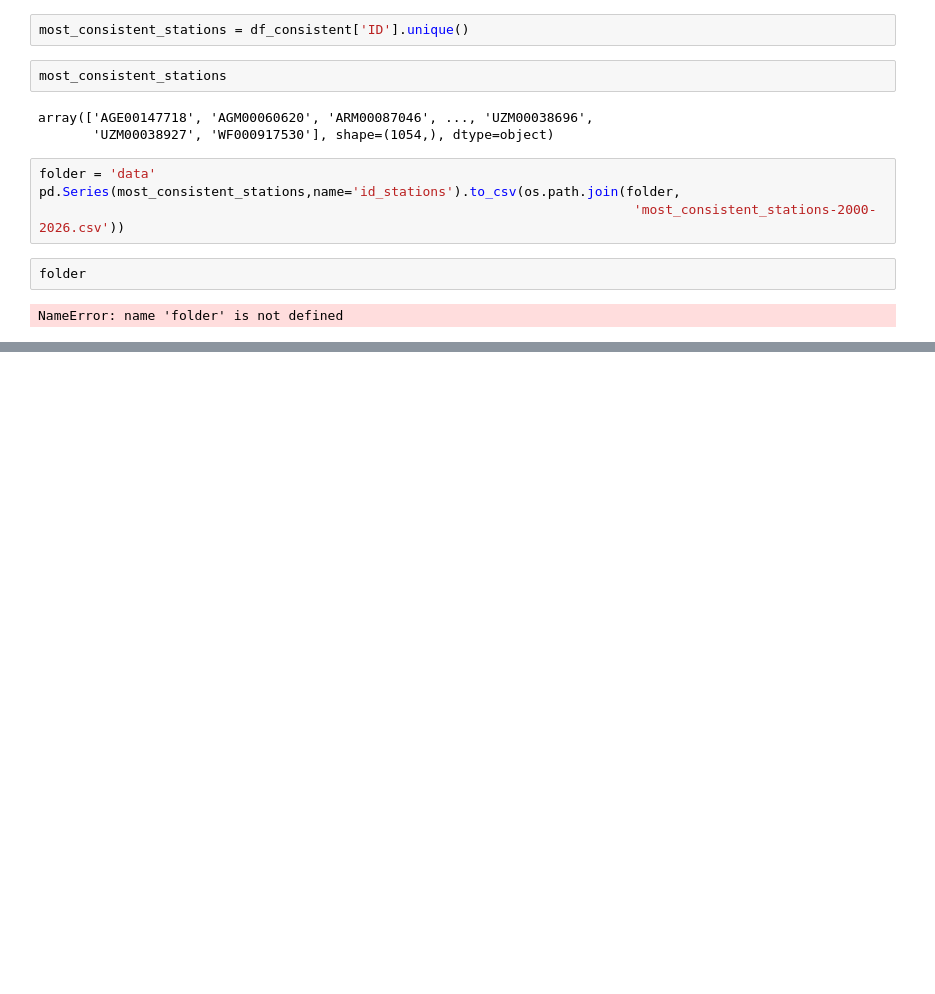
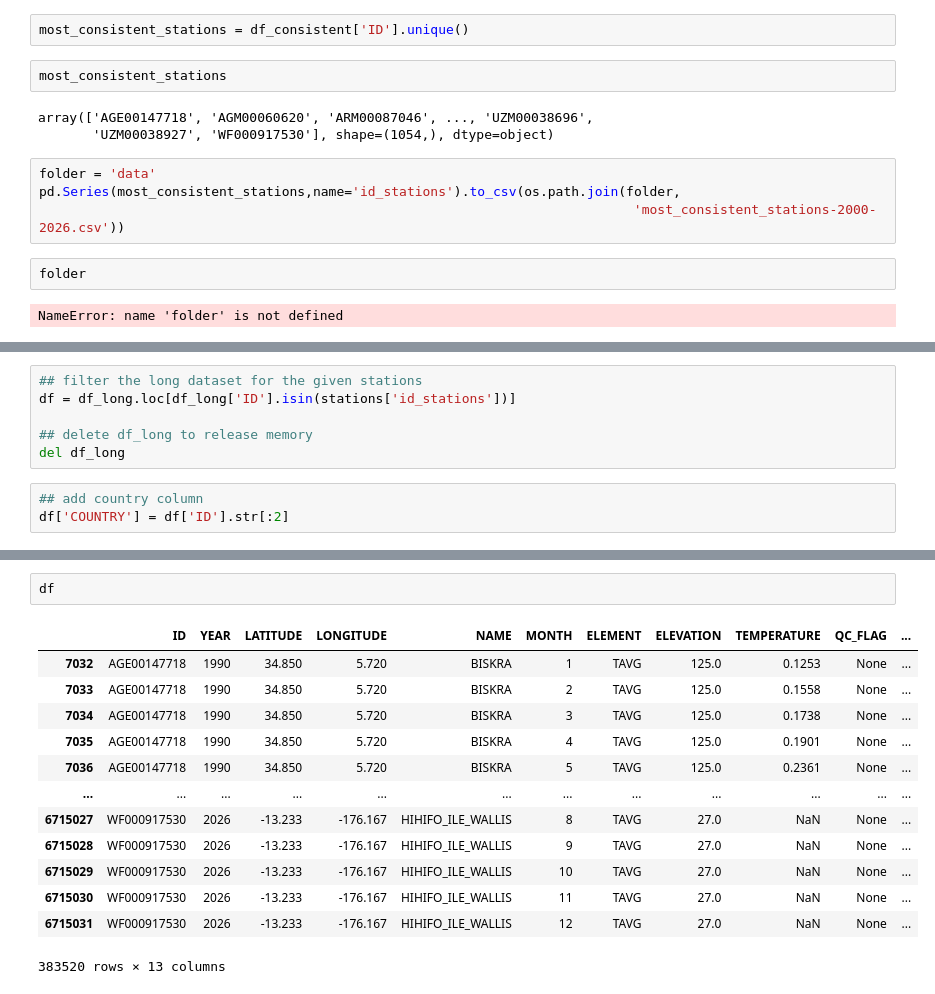
Before and after one commit to emanuel-gf/global-temp-anomaly---daily-max-nasa-esa-era5, a Jupyter notebook: ghcn_noaa/preprocess_ghcn.ipynb, the cells around one changed output, grey strips where cells are left out. Drawn from its saved outputs; the diff is of its cells as text; blank space fills up the shorter version.

```diff
--- a/ghcn_noaa/preprocess_ghcn.ipynb
+++ b/ghcn_noaa/preprocess_ghcn.ipynb
@@ -278,0 +364,9 @@ NameError: name 'folder' is not defined
+# %%
+## filter the long dataset for the given stations
+df = df_long.loc[df_long['ID'].isin(stations['id_stations'])]
+
+## delete df_long to release memory
+del df_long
+# %%
+## add country column
+df['COUNTRY'] = df['ID'].str[:2]
@@ -278,0 +409,16 @@ NameError: name 'folder' is not defined
+# %%
+df
+# %% [output]
+|  | ID | YEAR | LATITUDE | LONGITUDE | NAME | MONTH | ELEMENT | ELEVATION | TEMPERATURE | QC_FLAG | ... |
+| 7032 | AGE00147718 | 1990 | 34.850 | 5.720 | BISKRA | 1 | TAVG | 125.0 | 0.1253 | None | ... |
+| 7033 | AGE00147718 | 1990 | 34.850 | 5.720 | BISKRA | 2 | TAVG | 125.0 | 0.1558 | None | ... |
+| 7034 | AGE00147718 | 1990 | 34.850 | 5.720 | BISKRA | 3 | TAVG | 125.0 | 0.1738 | None | ... |
+| 7035 | AGE00147718 | 1990 | 34.850 | 5.720 | BISKRA | 4 | TAVG | 125.0 | 0.1901 | None | ... |
+| 7036 | AGE00147718 | 1990 | 34.850 | 5.720 | BISKRA | 5 | TAVG | 125.0 | 0.2361 | None | ... |
+| ... | ... | ... | ... | ... | ... | ... | ... | ... | ... | ... | ... |
+| 6715027 | WF000917530 | 2026 | -13.233 | -176.167 | HIHIFO_ILE_WALLIS | 8 | TAVG | 27.0 | NaN | None | ... |
+| 6715028 | WF000917530 | 2026 | -13.233 | -176.167 | HIHIFO_ILE_WALLIS | 9 | TAVG | 27.0 | NaN | None | ... |
+| 6715029 | WF000917530 | 2026 | -13.233 | -176.167 | HIHIFO_ILE_WALLIS | 10 | TAVG | 27.0 | NaN | None | ... |
+| 6715030 | WF000917530 | 2026 | -13.233 | -176.167 | HIHIFO_ILE_WALLIS | 11 | TAVG | 27.0 | NaN | None | ... |
+| 6715031 | WF000917530 | 2026 | -13.233 | -176.167 | HIHIFO_ILE_WALLIS | 12 | TAVG | 27.0 | NaN | None | ... |
+383520 rows × 13 columns
```
Also changed, not shown: parts of 29 cells of this notebook, 11 other files.
